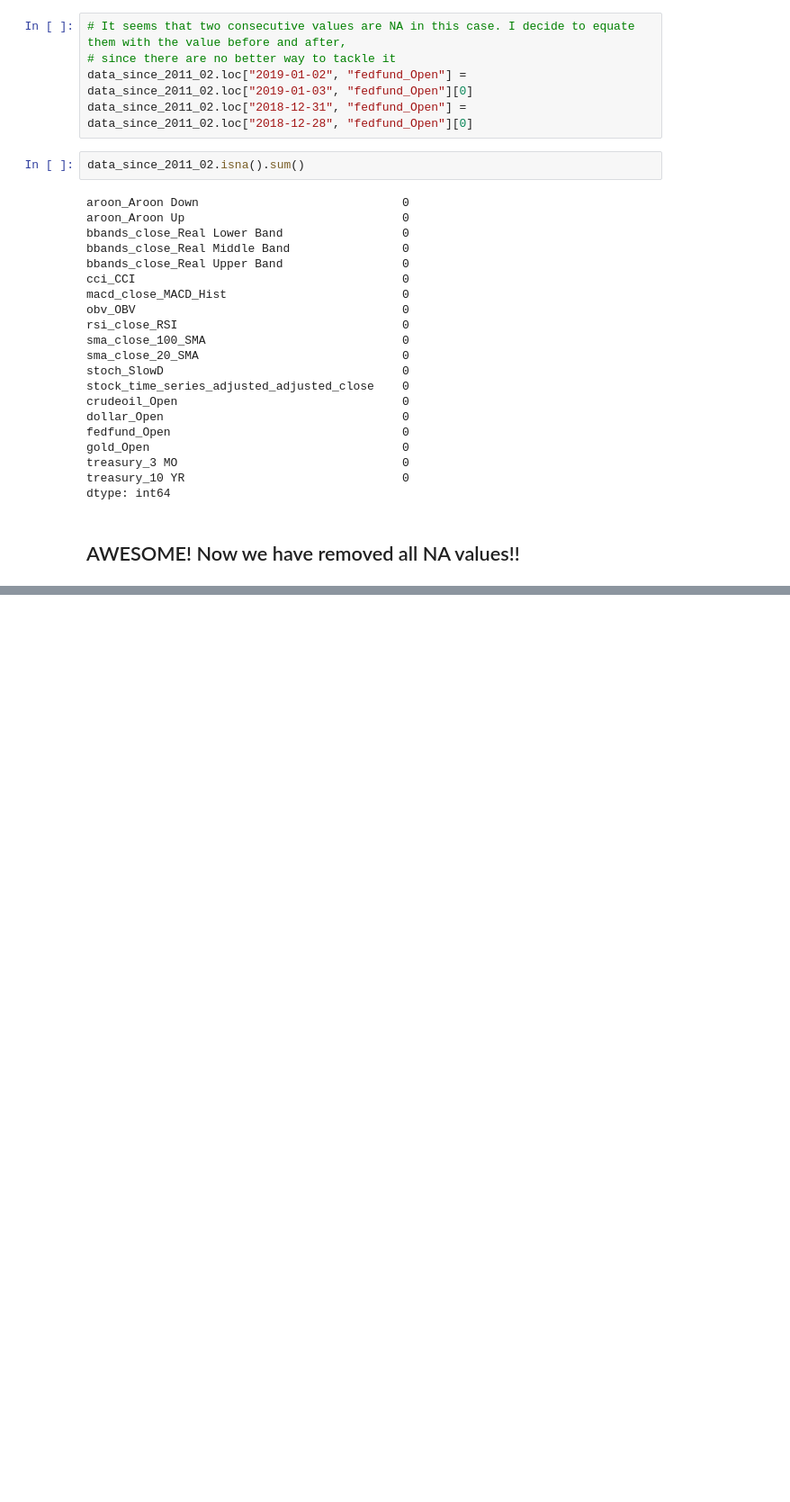
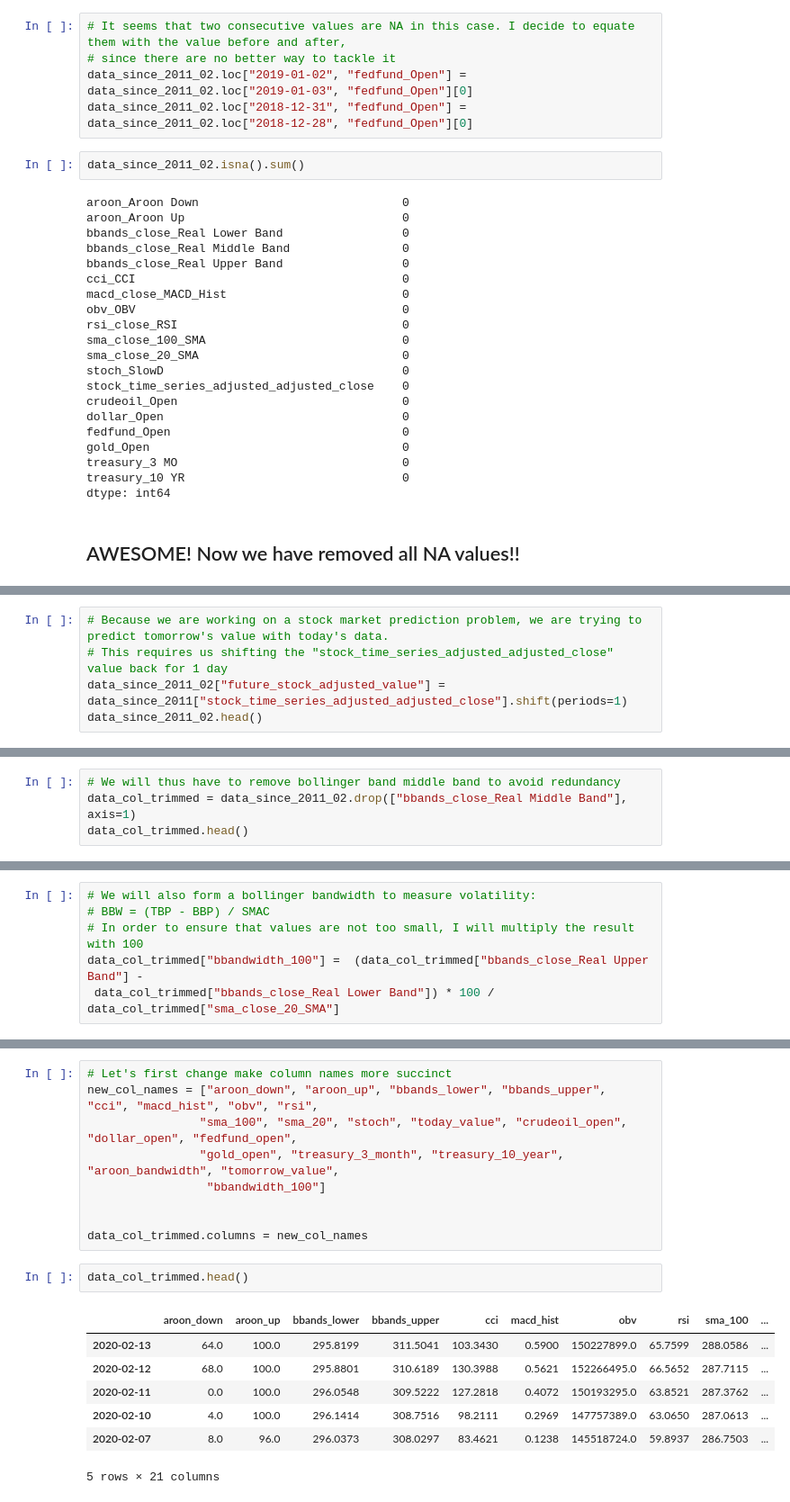
Before and after one commit to HaoxuanXu/Stock_Market_Trend_Prediction, a Jupyter notebook: Data_Cleaning.ipynb, the cells around one changed output, grey strips where cells are left out. Shown: that part at 90% size. Cells and saved outputs as stored; diff of their text form; blank space fills up the shorter version.

Commit message:
finished data cleaning

```diff
--- a/Data_Cleaning.ipynb
+++ b/Data_Cleaning.ipynb
@@ -502,0 +524,5 @@ dtype: int64
+# %%
+# Because we are working on a stock market prediction problem, we are trying to predict tomorrow's value with today's data.
+# This requires us shifting the "stock_time_series_adjusted_adjusted_close" value back for 1 day
+data_since_2011_02["future_stock_adjusted_value"] = data_since_2011["stock_time_series_adjusted_adjusted_close"].shift(periods=1)
+data_since_2011_02.head()
@@ -502,0 +561,4 @@ dtype: int64
+# %%
+# We will thus have to remove bollinger band middle band to avoid redundancy
+data_col_trimmed = data_since_2011_02.drop(["bbands_close_Real Middle Band"], axis=1)
+data_col_trimmed.head()
@@ -502,0 +581,6 @@ dtype: int64
+# %%
+# We will also form a bollinger bandwidth to measure volatility:
+# BBW = (TBP - BBP) / SMAC
+# In order to ensure that values are not too small, I will multiply the result with 100
+data_col_trimmed["bbandwidth_100"] =  (data_col_trimmed["bbands_close_Real Upper Band"] -
+ data_col_trimmed["bbands_close_Real Lower Band"]) * 100 / data_col_trimmed["sma_close_20_SMA"]
@@ -502,0 +598,19 @@ dtype: int64
+# %%
+# Let's first change make column names more succinct
+new_col_names = ["aroon_down", "aroon_up", "bbands_lower", "bbands_upper", "cci", "macd_hist", "obv", "rsi",
+                "sma_100", "sma_20", "stoch", "today_value", "crudeoil_open", "dollar_open", "fedfund_open",
+                "gold_open", "treasury_3_month", "treasury_10_year", "aroon_bandwidth", "tomorrow_value",
+                 "bbandwidth_100"]
+
+
+data_col_trimmed.columns = new_col_names
+# %%
+data_col_trimmed.head()
+# %% [output]
+|  | aroon_down | aroon_up | bbands_lower | bbands_upper | cci | macd_hist | obv | rsi | sma_100 | ... |
+| 2020-02-13 | 64.0 | 100.0 | 295.8199 | 311.5041 | 103.3430 | 0.5900 | 150227899.0 | 65.7599 | 288.0586 | ... |
+| 2020-02-12 | 68.0 | 100.0 | 295.8801 | 310.6189 | 130.3988 | 0.5621 | 152266495.0 | 66.5652 | 287.7115 | ... |
+| 2020-02-11 | 0.0 | 100.0 | 296.0548 | 309.5222 | 127.2818 | 0.4072 | 150193295.0 | 63.8521 | 287.3762 | ... |
+| 2020-02-10 | 4.0 | 100.0 | 296.1414 | 308.7516 | 98.2111 | 0.2969 | 147757389.0 | 63.0650 | 287.0613 | ... |
+| 2020-02-07 | 8.0 | 96.0 | 296.0373 | 308.0297 | 83.4621 | 0.1238 | 145518724.0 | 59.8937 | 286.7503 | ... |
+5 rows × 21 columns
```
Also changed, not shown: parts of 14 cells of this notebook, 2 other files.
